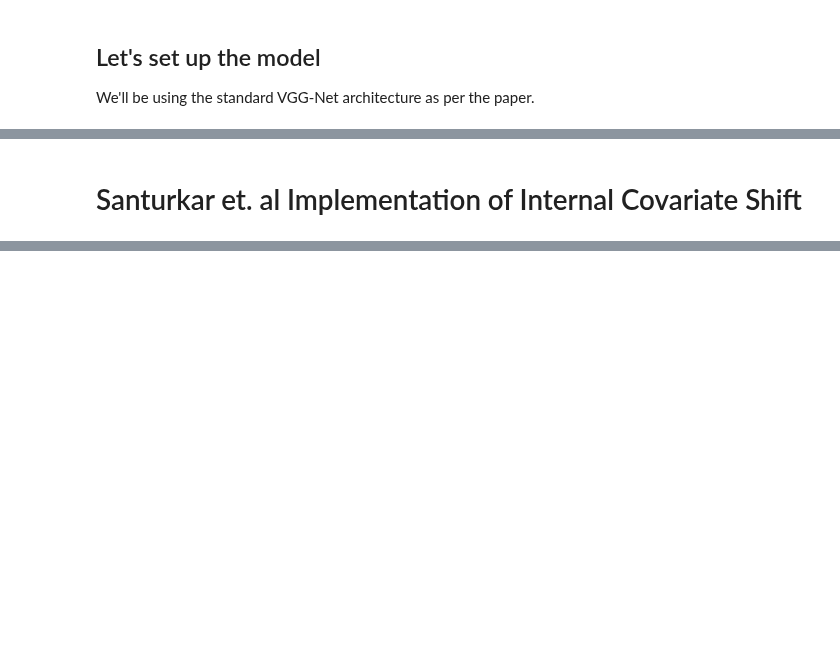
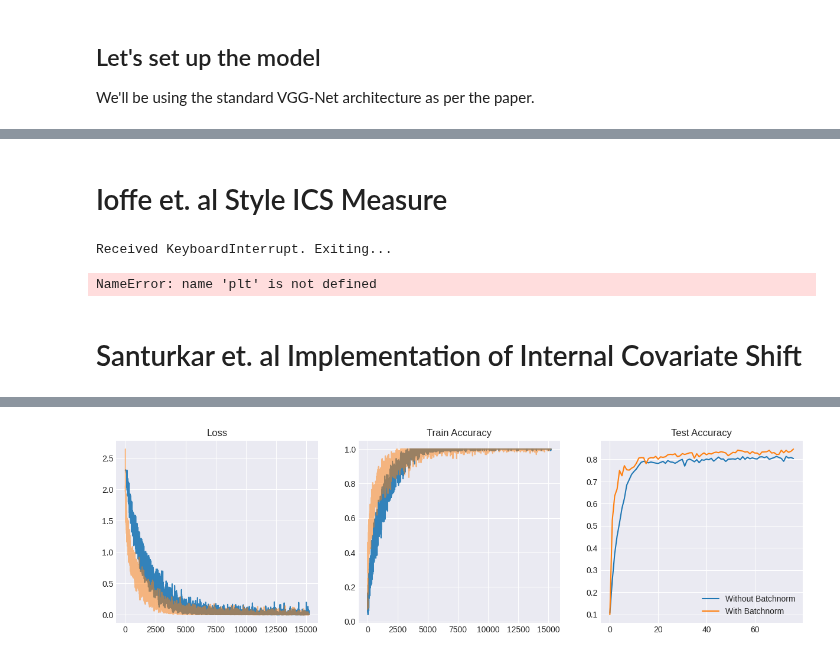
Before and after one commit to novastar53/novastar53.github.io, a Jupyter notebook: site/how-batchnorm-works-part-2.ipynb, the cells around one changed output, grey strips where cells are left out. Cells and saved outputs as stored; diff of their text form; code cells hidden in the pictures; blank space fills up the shorter version.

Commit message:
Finished an experiment with the Santurkar et. al ICS measure. Results look suspicious.

```diff
--- a/site/how-batchnorm-works-part-2.ipynb
+++ b/site/how-batchnorm-works-part-2.ipynb
@@ -134,7 +160,7 @@ nnx.display(state)
 # %%
 import optax
 
-lr = 0.1
+lr = 0.01
 momentum = 0.9
 
 
@@ -194,6 +220,8 @@ num_epochs = 39
 
 train_loader, test_loader = load_CIFAR10(augment=False)
 num_steps = num_epochs*len(train_loader)
+# %% [markdown]
+# Ioffe et. al Style ICS Measure
 # %%
 import time
 
@@ -259,6 +287,8 @@ try:
           i += 1
 except KeyboardInterrupt:
     print("Received KeyboardInterrupt. Exiting...")
+# %% [output]
+Received KeyboardInterrupt. Exiting...
 # %%
 from matplotlib import colormaps as cm
 from matplotlib.animation import FuncAnimation
@@ -295,6 +325,8 @@ ani = FuncAnimation(fig, update, frames=len(baseline_activations_logger), interv
 plt.close(fig)
 video_html = ani.to_html5_video().replace('<video', '<video muted')
 HTML(video_html)
+# %% [output]
+NameError: name 'plt' is not defined
 # %% [markdown]
 # Santurkar et. al Implementation of Internal Covariate Shift
 # %%
@@ -330,7 +362,7 @@ try:
           candidate.train()
 
           baseline_loss, baseline_activations, baseline_grads = step_fn(baseline, baseline_optimizer, batch, labels)
-          baseline_ics_l2_norm, baseline_ics_cos_angle = calc_ics(baseline, baseline_optimizer, batch, labels, wrt_layer="convs.3")
+          baseline_ics_l2_norm, baseline_ics_cos_angle = calc_ics(baseline, baseline_optimizer, batch, labels, wrt_layer="convs.5")
           baseline_ics_l2_norms.append(baseline_ics_l2_norm)
           baseline_ics_cosines.append(baseline_ics_cos_angle)
           #print("baseline ics l2 norm", baseline_ics_l2_norm, "baseline_ics_cos_angle", baseline_ics_cos_angle)
@@ -338,10 +370,10 @@ try:
 
 
           candidate_loss, candidate_activations, candidate_grads = step_fn(candidate, candidate_optimizer, batch, labels)
-          candidate_ics_l2_norm, candidate_ics_cos_angle = calc_ics(candidate, candidate_optimizer, batch, labels, wrt_layer="convs.3")
+          candidate_ics_l2_norm, candidate_ics_cos_angle = calc_ics(candidate, candidate_optimizer, batch, labels, wrt_layer="convs.5")
           candidate_ics_l2_norms.append(candidate_ics_l2_norm)
           candidate_ics_cosines.append(candidate_ics_cos_angle)
-          print("candidate ics l2 norm", candidate_ics_l2_norm, "candidate_ics_cos_angle", candidate_ics_cos_angle)
+          #print("candidate ics l2 norm", candidate_ics_l2_norm, "candidate_ics_cos_angle", candidate_ics_cos_angle)
 
           baseline_train_losses.append(baseline_loss)
           candidate_train_losses.append(candidate_loss)
@@ -378,3 +410,4 @@ try:
           i += 1
 except KeyboardInterrupt:
     print("Received KeyboardInterrupt. Exiting...")
+# %% [output]
@@ -381,3 +415,4 @@ except KeyboardInterrupt:
+[figure, added]
 # %%
 baseline_kernel_ics_l2_norms = [ n.conv.kernel.value for n in baseline_ics_l2_norms ]
 candidate_kernel_ics_l2_norms = [ n.conv.kernel.value for n in candidate_ics_l2_norms ]
```
Also changed, not shown: parts of 6 cells of this notebook.
